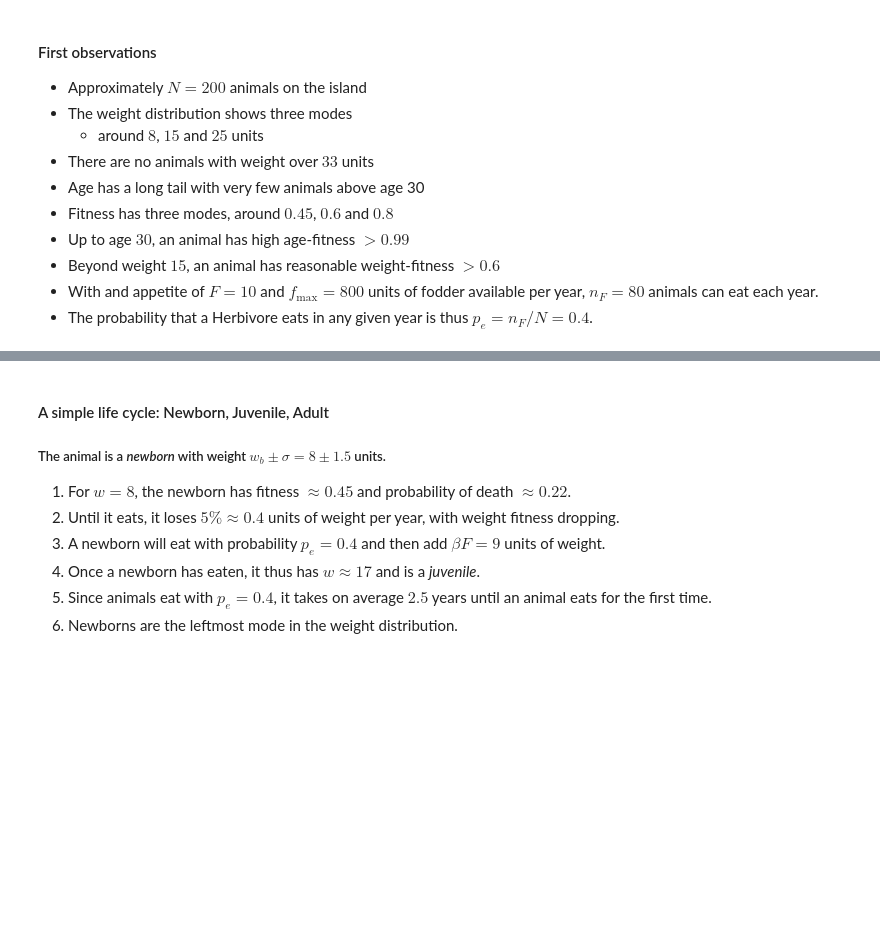
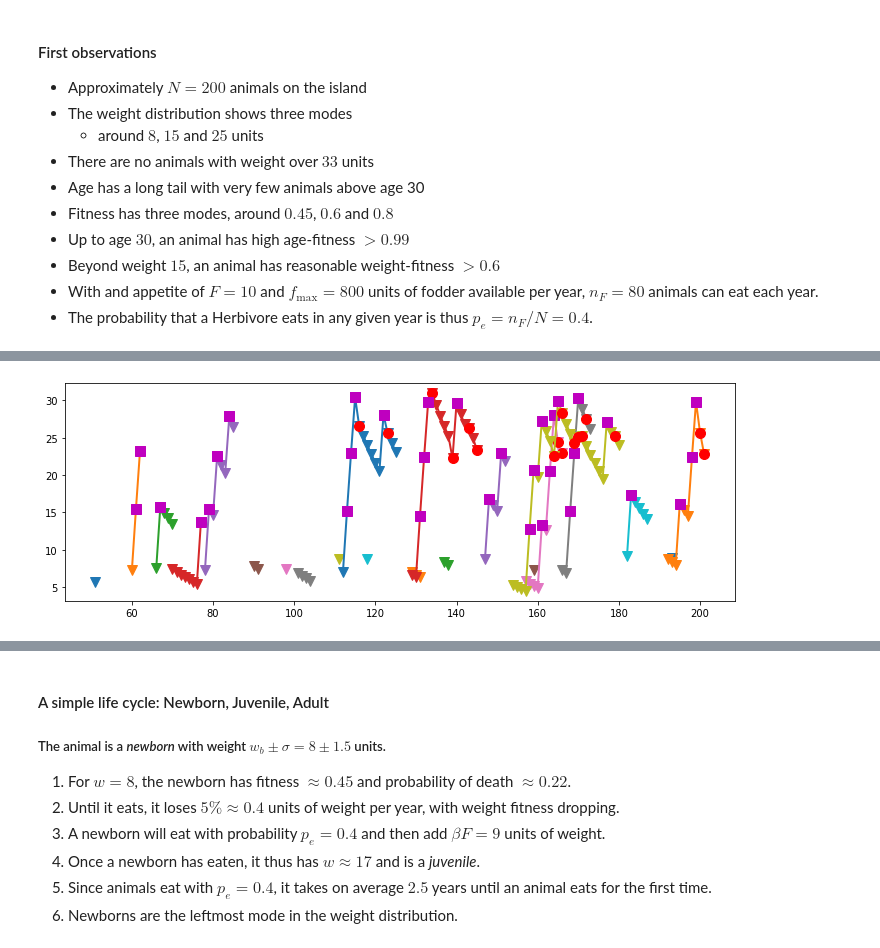
Before and after one commit to heplesser/nmbu_inf200_june2020, a Jupyter notebook: lectures/INF200_H19_J06_ModelDynamics.ipynb, the cells around one changed output, grey strips where cells are left out. Drawn from its saved outputs; the diff is of its cells as text; code cells hidden in the pictures; blank space fills up the shorter version.

Commit message:
Updated model dynamics lecture after presentation 10 June

```diff
--- a/lectures/INF200_H19_J06_ModelDynamics.ipynb
+++ b/lectures/INF200_H19_J06_ModelDynamics.ipynb
@@ -418,0 +466,10 @@ We would like to understand better why we observe this behavior, especially the
+# %%
+with open('data_j06/mono_hol.pkl', 'rb') as pkfl:
+    d = pickle.load(pkfl)
+
+# keep only those born after year 50 (stationary state)
+ix50 = d['cycle'][0, :] > 50
+dc = d['cycle'][:, ix50]
+da = d['age'][:, ix50]
+dw = d['weight'][:, ix50]
+df = d['fitness'][:, ix50]
@@ -418,0 +487,32 @@ We would like to understand better why we observe this behavior, especially the
+# %%
+newborn_d = 0
+juvi_d = 0
+births = 0
+age_d = []
+w_d = []
+w_b = []
+
+for k in range(da.shape[1]):
+    if not np.isfinite(da[0, k]):
+        continue
+
+    births += 1
+    daf = da[np.isfinite(da[:, k]), k]
+    xa = np.argmax(daf)
+    age_d.append(daf[xa])
+    w_d.append(dw[xa, k])
+    w_b.append(dw[0, k] / (1-hp['eta']))
+
+    if 12 < max(dw[:, k]) < 20:
+        juvi_d += 1
+
+    if xa < 2 or max(np.diff(dw[:xa, k])) < 0:
+        newborn_d += 1
+
+adult_d = births - newborn_d - juvi_d
+# %%
+def plot_lifeline(dc, dw, k):
+    ib, ine, ie = find_events(dw[:, k])
+    plt.plot(dc[:, k], dw[:, k], 'v-', lw=2, markersize=10);
+    plt.plot(dc[ib, k], dw[ib, k], 'ro', markersize=10);
+    plt.plot(dc[ie, k], dw[ie, k], 'ms', markersize=10);
@@ -418,0 +526,5 @@ We would like to understand better why we observe this behavior, especially the
+# %%
+for k in range(0, dc.shape[1], 200):
+    plot_lifeline(dc, dw, k)
+# %% [output]
+[figure, added]
```
Also changed, not shown: parts of 37 cells of this notebook, 1 other file.
